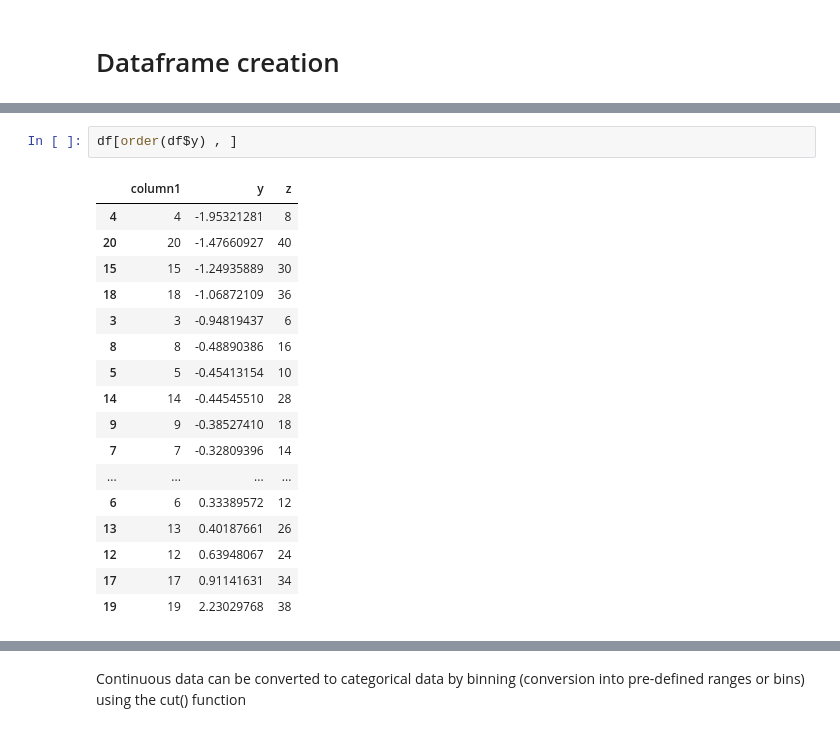
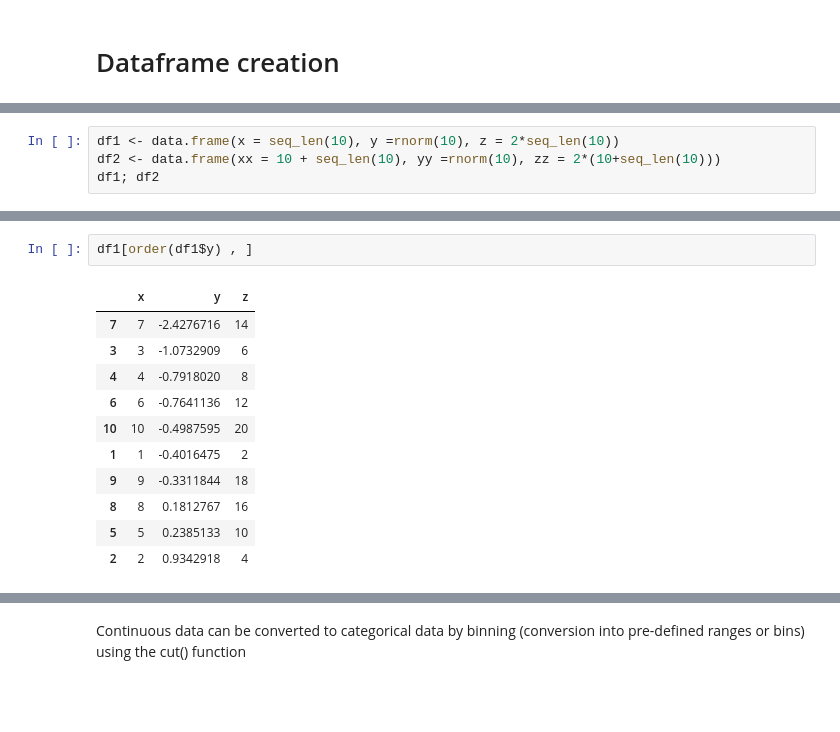
Before and after one commit to andrgig/Data-Science-for-Management, a Jupyter notebook: R Course for Data Science.ipynb, the cells around one changed output, grey strips where cells are left out. Drawn from its saved outputs; the diff is of its cells as text; blank space fills up the shorter version.

```diff
--- a/R Course for Data Science.ipynb
+++ b/R Course for Data Science.ipynb
@@ -1058,0 +1219,4 @@ merge() function
+# %%
+df1 <- data.frame(x = seq_len(10), y =rnorm(10), z = 2*seq_len(10))
+df2 <- data.frame(xx = 10 + seq_len(10), yy =rnorm(10), zz = 2*(10+seq_len(10)))
+df1; df2
@@ -1069,21 +1311,15 @@ sort(df$y)
 # %%
-df[order(df$y) , ]
+df1[order(df1$y) , ]
 # %% [output]
-|  | column1 | y | z |
-| 4 | 4 | -1.95321281 | 8 |
-| 20 | 20 | -1.47660927 | 40 |
-| 15 | 15 | -1.24935889 | 30 |
-| 18 | 18 | -1.06872109 | 36 |
-| 3 | 3 | -0.94819437 | 6 |
-| 8 | 8 | -0.48890386 | 16 |
-| 5 | 5 | -0.45413154 | 10 |
-| 14 | 14 | -0.44545510 | 28 |
-| 9 | 9 | -0.38527410 | 18 |
-| 7 | 7 | -0.32809396 | 14 |
-| ... | ... | ... | ... |
-| 6 | 6 | 0.33389572 | 12 |
-| 13 | 13 | 0.40187661 | 26 |
-| 12 | 12 | 0.63948067 | 24 |
-| 17 | 17 | 0.91141631 | 34 |
-| 19 | 19 | 2.23029768 | 38 |
+|  | x | y | z |
+| 7 | 7 | -2.4276716 | 14 |
+| 3 | 3 | -1.0732909 | 6 |
+| 4 | 4 | -0.7918020 | 8 |
+| 6 | 6 | -0.7641136 | 12 |
+| 10 | 10 | -0.4987595 | 20 |
+| 1 | 1 | -0.4016475 | 2 |
+| 9 | 9 | -0.3311844 | 18 |
+| 8 | 8 | 0.1812767 | 16 |
+| 5 | 5 | 0.2385133 | 10 |
+| 2 | 2 | 0.9342918 | 4 |
 # %%
```
Also changed, not shown: parts of 42 cells of this notebook.
